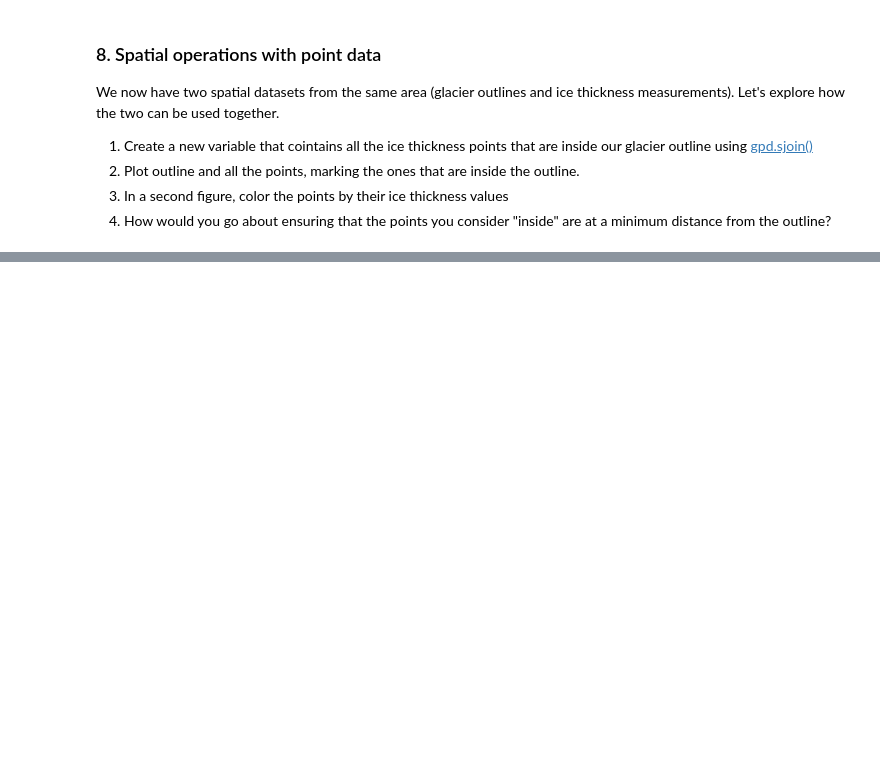
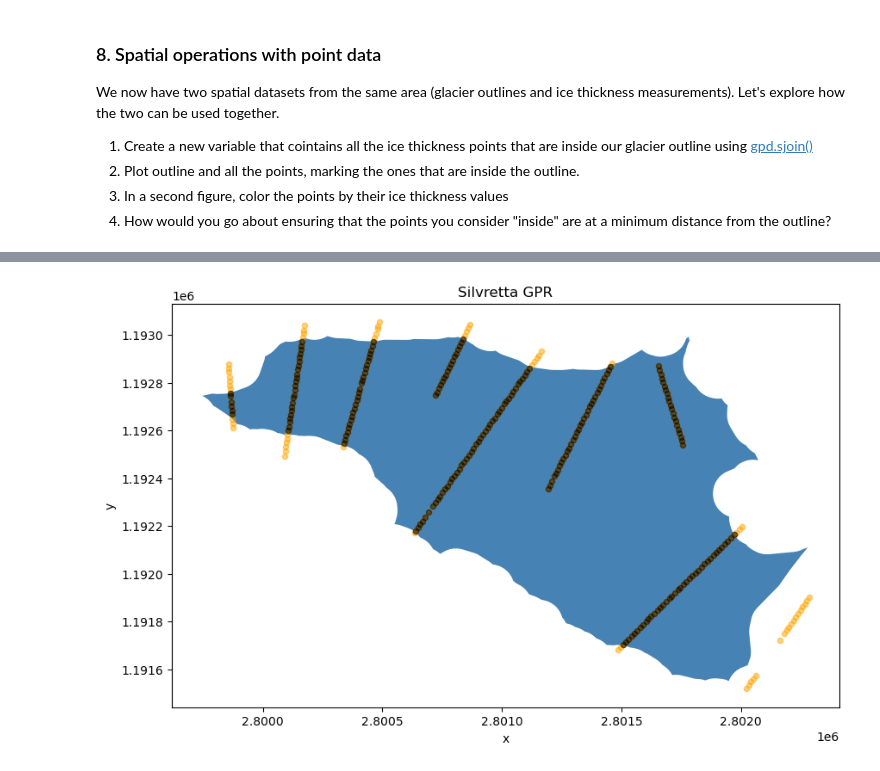
Before and after one commit to mauro3/CORDS, a Jupyter notebook: Workshop-Geodata-Processing/Working-with-vector-data-solutions.ipynb, the cells around one changed output, grey strips where cells are left out. Drawn from its saved outputs; the diff is of its cells as text; code cells hidden in the pictures; blank space fills up the shorter version.

```diff
--- a/Workshop-Geodata-Processing/Working-with-vector-data-solutions.ipynb
+++ b/Workshop-Geodata-Processing/Working-with-vector-data-solutions.ipynb
@@ -332,0 +393,18 @@ silv_outline.plot(ax=ax, facecolor='None')
+# %%
+# using an inside buffer
+silv_outline_buffered = silv_outline.geometry.buffer(-100) #buffer inside
+silv_outline.loc[:,['buffered']] = silv_outline_buffered #add geometry as new column (could also replace original one)
+silv_outline = silv_outline.set_geometry('buffered') #set new column as geometry
+silv_outline = silv_outline.drop('geometry', axis=1) # if added as new column, drop old one, otherwise spatial join keeps geomety, which screws up the plotting
+points_inside_buff = gpd.sjoin(silvretta_lv95, silv_outline, predicate='within') # re-run spatial join
+# %%
+fig, ax = plt.subplots(figsize=(10, 10))
+silvretta_lv95.plot(ax=ax, marker='o', color='orange', markersize=20, alpha=0.5, zorder=1)
+points_inside_buff.plot(ax=ax, marker='o', color='k', markersize=20, alpha=0.5, zorder=2)
+silv_outline_buffered.plot(ax=ax, color='steelblue', zorder=0)
+plt.title('Silvretta GPR')
+plt.xlabel('x')
+plt.ylabel('y')
+plt.show()
+# %% [output]
+[figure, added]
```
Also changed, not shown: parts of 35 cells of this notebook.
